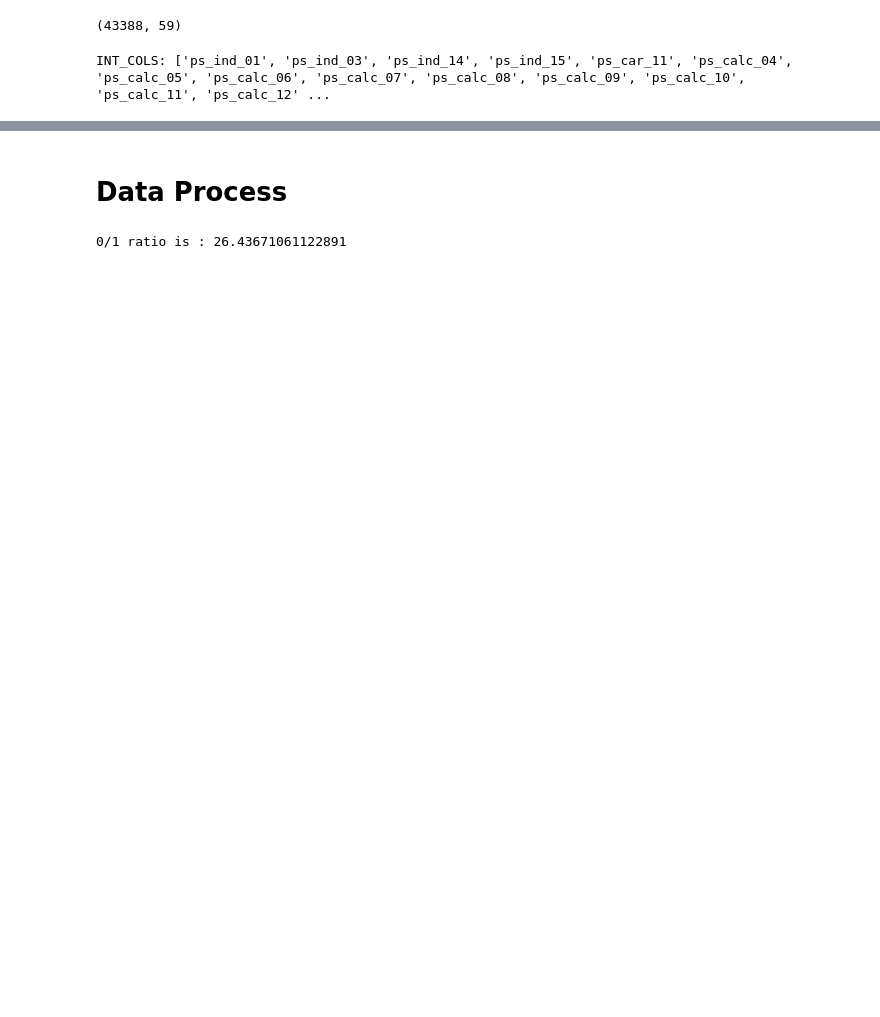
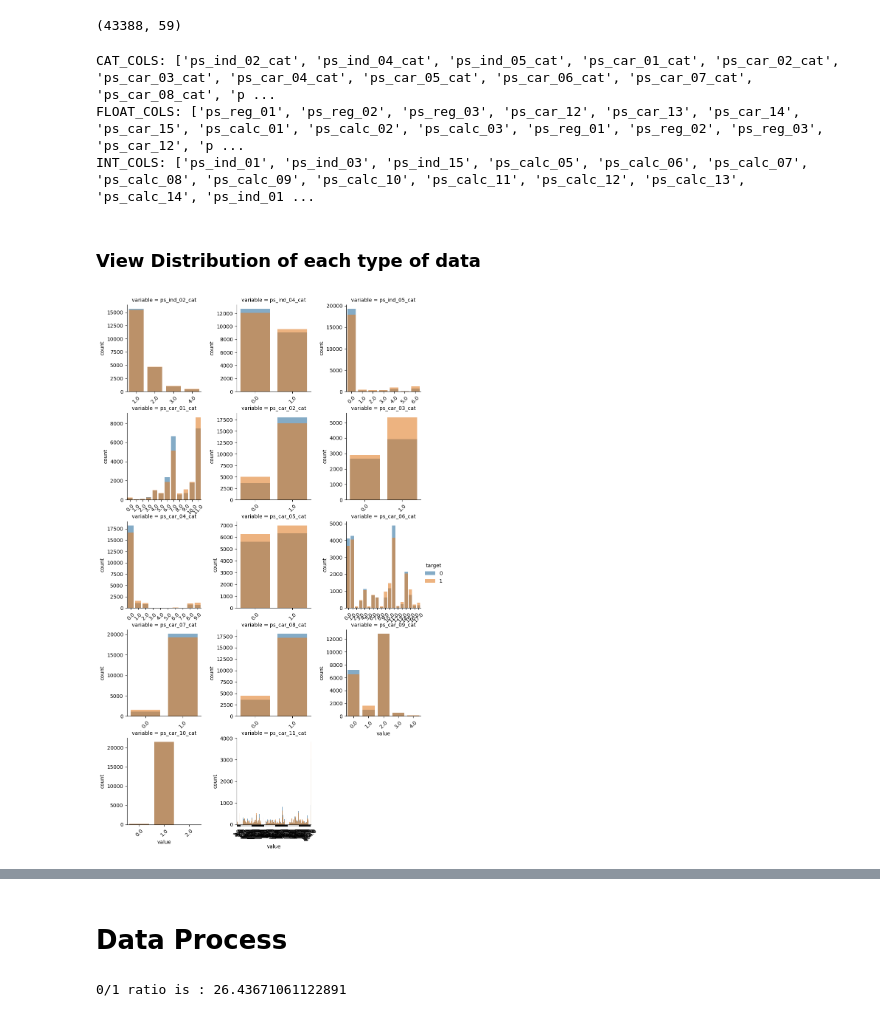
Before and after one commit to zpeople/cs5622_final, a Jupyter notebook: final.ipynb, the cells around one changed output, grey strips where cells are left out. Cells and saved outputs as stored; diff of their text form; code cells hidden in the pictures; blank space fills up the shorter version.

```diff
--- a/final.ipynb
+++ b/final.ipynb
@@ -223,12 +231,9 @@ print(train_data.shape)
 # %% [output]
 (43388, 59)
 # %%
-#区分数值型跟离散型特征
+#Distinguish between numerical and discrete features
 feature = [i for i in train_data.columns if i not in ['target','id']]
-CAT_COLS = []
-BIN_COLS = []
-FLOAT_COLS = []
-INT_COLS = []
+
 for i in feature:
     if 'cat' in i :
         CAT_COLS.append(i)
@@ -241,36 +246,36 @@ for i in feature:
             INT_COLS.append(i)
 
 
-# print('CAT_COLS:',CAT_COLS)
-# print('FLOAT_COLS:',FLOAT_COLS)
+print('CAT_COLS:',CAT_COLS)
+print('FLOAT_COLS:',FLOAT_COLS)
 print('INT_COLS:',INT_COLS)
 # %% [output]
-INT_COLS: ['ps_ind_01', 'ps_ind_03', 'ps_ind_14', 'ps_ind_15', 'ps_car_11', 'ps_calc_04', 'ps_calc_05', 'ps_calc_06', 'ps_calc_07', 'ps_calc_08', 'ps_calc_09', 'ps_calc_10', 'ps_calc_11', 'ps_calc_12' ...
+CAT_COLS: ['ps_ind_02_cat', 'ps_ind_04_cat', 'ps_ind_05_cat', 'ps_car_01_cat', 'ps_car_02_cat', 'ps_car_03_cat', 'ps_car_04_cat', 'ps_car_05_cat', 'ps_car_06_cat', 'ps_car_07_cat', 'ps_car_08_cat', 'p ...
+FLOAT_COLS: ['ps_reg_01', 'ps_reg_02', 'ps_reg_03', 'ps_car_12', 'ps_car_13', 'ps_car_14', 'ps_car_15', 'ps_calc_01', 'ps_calc_02', 'ps_calc_03', 'ps_reg_01', 'ps_reg_02', 'ps_reg_03', 'ps_car_12', 'p ...
+INT_COLS: ['ps_ind_01', 'ps_ind_03', 'ps_ind_15', 'ps_calc_05', 'ps_calc_06', 'ps_calc_07', 'ps_calc_08', 'ps_calc_09', 'ps_calc_10', 'ps_calc_11', 'ps_calc_12', 'ps_calc_13', 'ps_calc_14', 'ps_ind_01 ...
+# %% [markdown]
+### View Distribution of each type of data
 # %%
 
 def ViewCategoricalData(data, cat_cols):
-
     f = pd.melt(data, id_vars=['target'], value_vars=cat_cols)
-
-    # 使用Seaborn的FacetGrid并直接映射sns.countplot
-    g = sns.FacetGrid(f, col="variable", hue="target", col_wrap=3, sharex=False, sharey=False)
+    g = sns.FacetGrid(f, col="feature", hue="target", col_wrap=3, sharex=False, sharey=False)
     g = g.map(sns.countplot, "value", alpha=0.6).add_legend()
 
-    # 循环遍历每个轴并旋转x轴标签
     for ax in g.axes.flat:
-        # 获取当前x轴的标签
         labels = ax.get_xticklabels()
-        # 设置新的x轴标签，带有旋转
         ax.set_xticks(range(len(labels)))
         ax.set_xticklabels(labels, rotation=45)
 
     plt.show()
 
-# 查看连续数据的分布
+
 def ViewContinuousData(data, num_cols):
     f = pd.melt(data, id_vars=['target'], value_vars=num_cols)
-    g = sns.FacetGrid(f, col="variable", hue="target", col_wrap=3, sharex=False, sharey=False)
+    g = sns.FacetGrid(f, col="feature", hue="target", col_wrap=3, sharex=False, sharey=False)
     g = g.map(sns.kdeplot, "value", alpha=0.6).add_legend()
 # %%
-# ViewCategoricalData(train_data, CAT_COLS)
+ViewCategoricalData(train_data, CAT_COLS)
+# %% [output]
+[figure, added]
 # %%
```
Also changed, not shown: parts of 67 cells of this notebook.
